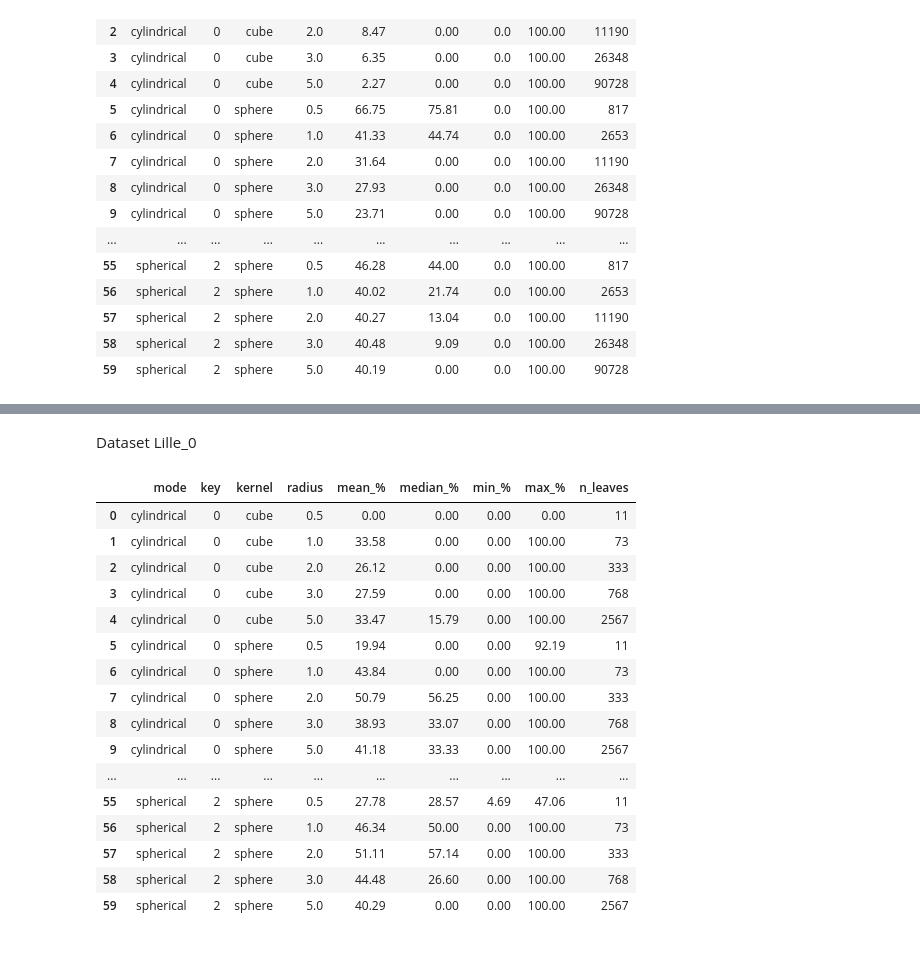
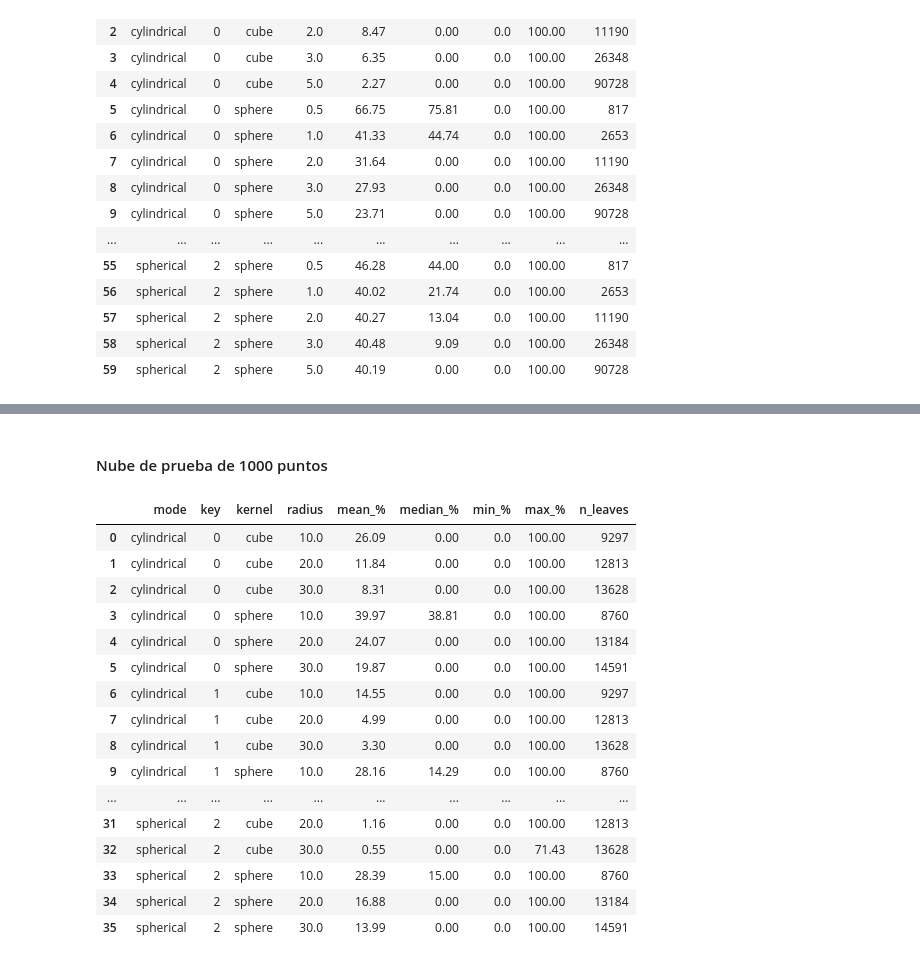
Before and after one commit to manuramazz/octrees-coordenadas-polares-v2, a Jupyter notebook: indices.ipynb, the cells around one changed output, grey strips where cells are left out. Cells and saved outputs as stored; diff of their text form; code cells hidden in the pictures.

```diff
--- a/indices.ipynb
+++ b/indices.ipynb
@@ -162,18 +162,18 @@ Nota: phi_c = ángulo del punto respecto al CENTRO de la hoja (el que usa K0)
 # %%
 import pandas as pd
 
-df = pd.read_csv('logs/funcv1Lille.log')
+df = pd.read_csv('logs/nube1000v2.log')
 
 df['pruned_pct'] = (df['total'] - df['count']) / df['total'] * 100
 
-summaryF1 = (
+summarynubeF2 = (
     df.groupby(['mode', 'key', 'kernel', 'radius'])['pruned_pct']
     .agg(['mean', 'median', 'min', 'max', 'count'])
     .round(2)
     .reset_index()
 )
 
-summaryF1.columns = ['mode', 'key', 'kernel', 'radius', 'mean_%', 'median_%', 'min_%', 'max_%', 'n_leaves']
+summarynubeF2.columns = ['mode', 'key', 'kernel', 'radius', 'mean_%', 'median_%', 'min_%', 'max_%', 'n_leaves']
 # %%
 summary
 # %% [output]
@@ -246,22 +224,22 @@ summary5
-# %% [markdown]
-Dataset Lille_0
-# %%
-summary6
-# %% [output]
-|  | mode | key | kernel | radius | mean_% | median_% | min_% | max_% | n_leaves |
-| 0 | cylindrical | 0 | cube | 0.5 | 0.00 | 0.00 | 0.00 | 0.00 | 11 |
-| 1 | cylindrical | 0 | cube | 1.0 | 33.58 | 0.00 | 0.00 | 100.00 | 73 |
-| 2 | cylindrical | 0 | cube | 2.0 | 26.12 | 0.00 | 0.00 | 100.00 | 333 |
-| 3 | cylindrical | 0 | cube | 3.0 | 27.59 | 0.00 | 0.00 | 100.00 | 768 |
-| 4 | cylindrical | 0 | cube | 5.0 | 33.47 | 15.79 | 0.00 | 100.00 | 2567 |
-| 5 | cylindrical | 0 | sphere | 0.5 | 19.94 | 0.00 | 0.00 | 92.19 | 11 |
-| 6 | cylindrical | 0 | sphere | 1.0 | 43.84 | 0.00 | 0.00 | 100.00 | 73 |
-| 7 | cylindrical | 0 | sphere | 2.0 | 50.79 | 56.25 | 0.00 | 100.00 | 333 |
-| 8 | cylindrical | 0 | sphere | 3.0 | 38.93 | 33.07 | 0.00 | 100.00 | 768 |
-| 9 | cylindrical | 0 | sphere | 5.0 | 41.18 | 33.33 | 0.00 | 100.00 | 2567 |
-| ... | ... | ... | ... | ... | ... | ... | ... | ... | ... |
-| 55 | spherical | 2 | sphere | 0.5 | 27.78 | 28.57 | 4.69 | 47.06 | 11 |
-| 56 | spherical | 2 | sphere | 1.0 | 46.34 | 50.00 | 0.00 | 100.00 | 73 |
-| 57 | spherical | 2 | sphere | 2.0 | 51.11 | 57.14 | 0.00 | 100.00 | 333 |
-| 58 | spherical | 2 | sphere | 3.0 | 44.48 | 26.60 | 0.00 | 100.00 | 768 |
-| 59 | spherical | 2 | sphere | 5.0 | 40.29 | 0.00 | 0.00 | 100.00 | 2567 |
+# %% [markdown]
+#### Nube de prueba de 1000 puntos
+# %%
+summarynubeF2
+# %% [output]
+|  | mode | key | kernel | radius | mean_% | median_% | min_% | max_% | n_leaves |
+| 0 | cylindrical | 0 | cube | 10.0 | 26.09 | 0.00 | 0.0 | 100.00 | 9297 |
+| 1 | cylindrical | 0 | cube | 20.0 | 11.84 | 0.00 | 0.0 | 100.00 | 12813 |
+| 2 | cylindrical | 0 | cube | 30.0 | 8.31 | 0.00 | 0.0 | 100.00 | 13628 |
+| 3 | cylindrical | 0 | sphere | 10.0 | 39.97 | 38.81 | 0.0 | 100.00 | 8760 |
+| 4 | cylindrical | 0 | sphere | 20.0 | 24.07 | 0.00 | 0.0 | 100.00 | 13184 |
+| 5 | cylindrical | 0 | sphere | 30.0 | 19.87 | 0.00 | 0.0 | 100.00 | 14591 |
+| 6 | cylindrical | 1 | cube | 10.0 | 14.55 | 0.00 | 0.0 | 100.00 | 9297 |
+| 7 | cylindrical | 1 | cube | 20.0 | 4.99 | 0.00 | 0.0 | 100.00 | 12813 |
+| 8 | cylindrical | 1 | cube | 30.0 | 3.30 | 0.00 | 0.0 | 100.00 | 13628 |
+| 9 | cylindrical | 1 | sphere | 10.0 | 28.16 | 14.29 | 0.0 | 100.00 | 8760 |
+| ... | ... | ... | ... | ... | ... | ... | ... | ... | ... |
+| 31 | spherical | 2 | cube | 20.0 | 1.16 | 0.00 | 0.0 | 100.00 | 12813 |
+| 32 | spherical | 2 | cube | 30.0 | 0.55 | 0.00 | 0.0 | 71.43 | 13628 |
+| 33 | spherical | 2 | sphere | 10.0 | 28.39 | 15.00 | 0.0 | 100.00 | 8760 |
+| 34 | spherical | 2 | sphere | 20.0 | 16.88 | 0.00 | 0.0 | 100.00 | 13184 |
+| 35 | spherical | 2 | sphere | 30.0 | 13.99 | 0.00 | 0.0 | 100.00 | 14591 |
```
Also changed, not shown: parts of 3 cells of this notebook, 9 other files.
